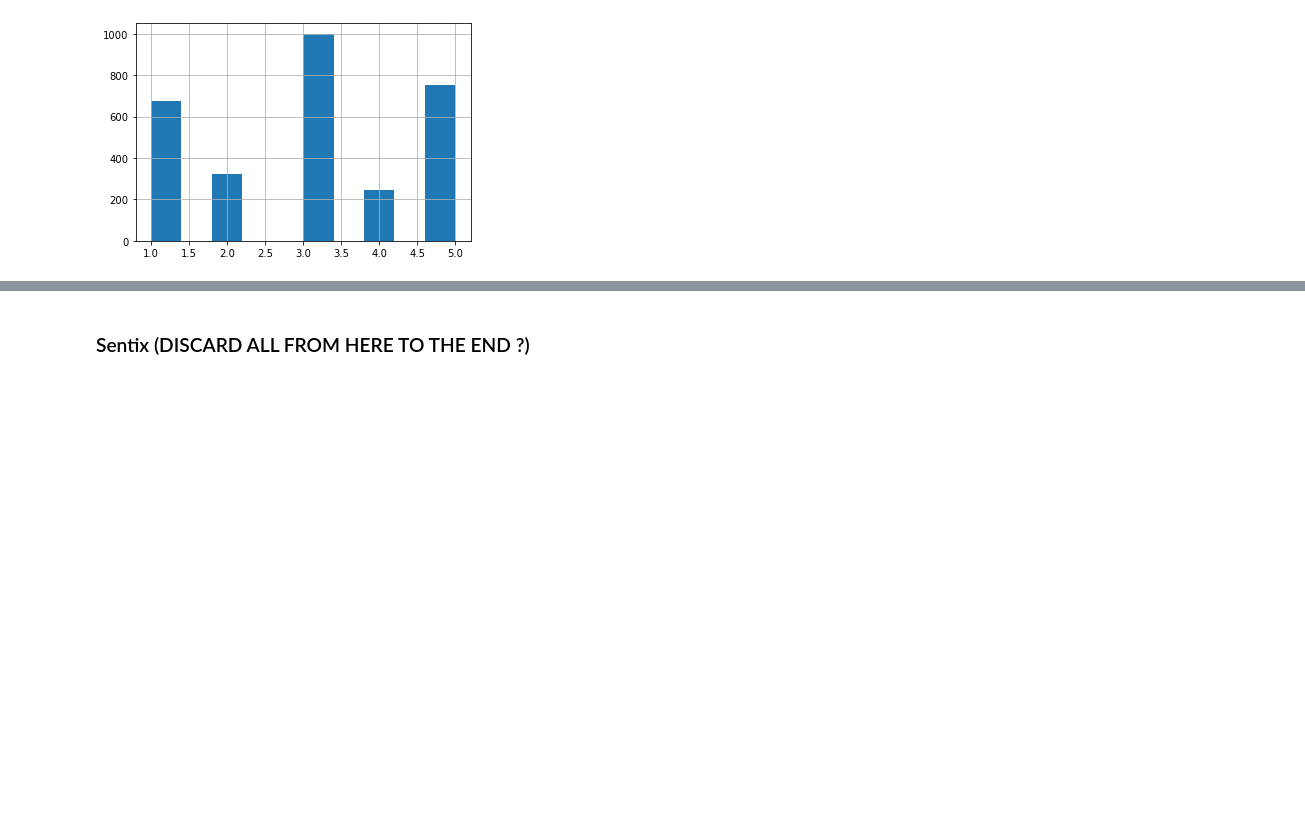
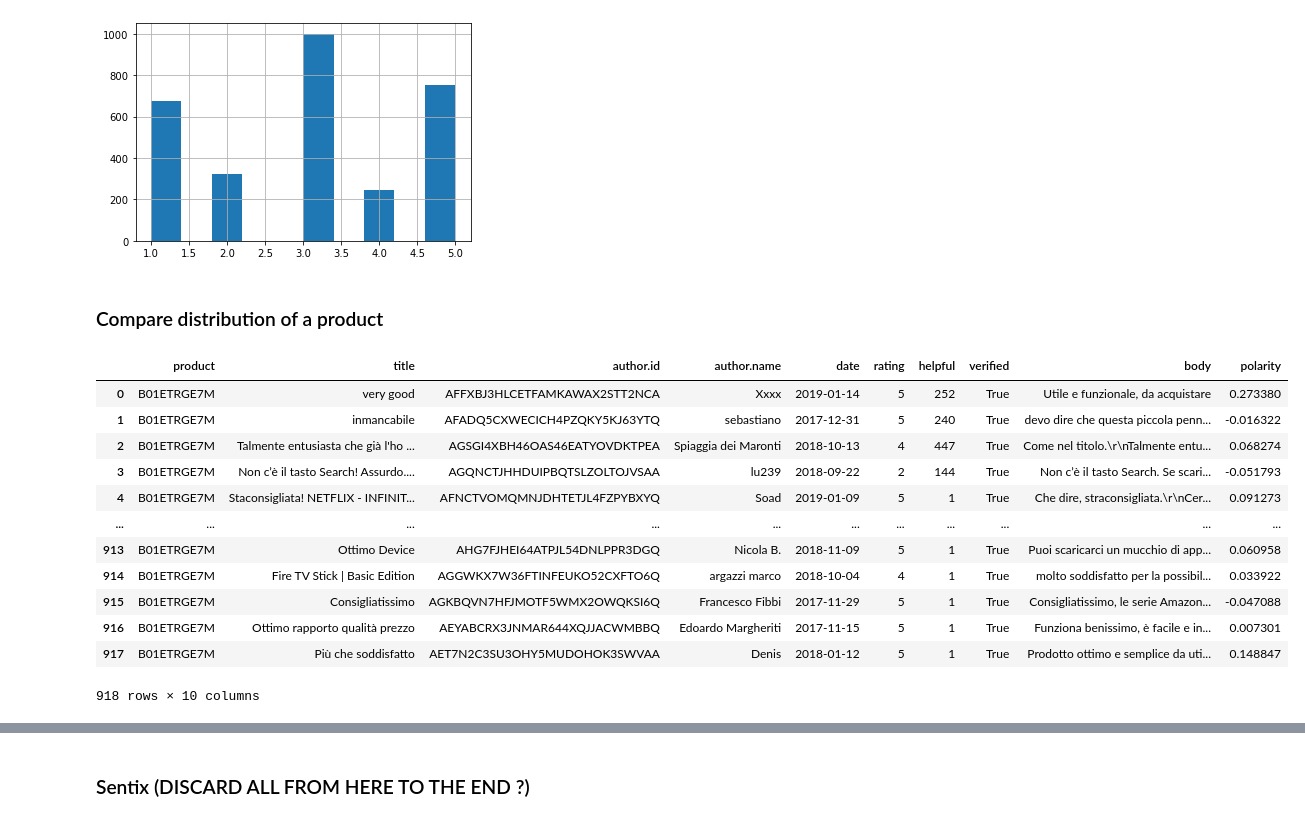
Before and after one commit to rpo19/DataAnalyticsProject, a Jupyter notebook: src/Recensioni.ipynb, the cells around one changed output, grey strips where cells are left out. Cells and saved outputs as stored; diff of their text form; code cells hidden in the pictures; blank space fills up the shorter version.

```diff
--- a/src/Recensioni.ipynb
+++ b/src/Recensioni.ipynb
@@ -135,3 +135,5 @@ dataReviews_pol['rating'].hist()
 # %% [output]
 <matplotlib.axes._subplots.AxesSubplot at 0x...>
 [figure]
+# %% [markdown]
+### Compare distribution of a product
@@ -137,0 +156,16 @@ dataReviews_pol['rating'].hist()
+# %%
+dataReviews_product_pol
+# %% [output]
+|  | product | title | author.id | author.name | date | rating | helpful | verified | body | polarity |
+| 0 | B01ETRGE7M | very good | AFFXBJ3HLCETFAMKAWAX2STT2NCA | Xxxx | 2019-01-14 | 5 | 252 | True | Utile e funzionale, da acquistare | 0.273380 |
+| 1 | B01ETRGE7M | inmancabile | AFADQ5CXWECICH4PZQKY5KJ63YTQ | sebastiano | 2017-12-31 | 5 | 240 | True | devo dire che questa piccola penn... | -0.016322 |
+| 2 | B01ETRGE7M | Talmente entusiasta che già l'ho ... | AGSGI4XBH46OAS46EATYOVDKTPEA | Spiaggia dei Maronti | 2018-10-13 | 4 | 447 | True | Come nel titolo.\r\nTalmente entu... | 0.068274 |
+| 3 | B01ETRGE7M | Non c’è il tasto Search! Assurdo.... | AGQNCTJHHDUIPBQTSLZOLTOJVSAA | lu239 | 2018-09-22 | 2 | 144 | True | Non c’è il tasto Search. Se scari... | -0.051793 |
+| 4 | B01ETRGE7M | Staconsigliata! NETFLIX - INFINIT... | AFNCTVOMQMNJDHTETJL4FZPYBXYQ | Soad | 2019-01-09 | 5 | 1 | True | Che dire, straconsigliata.\r\nCer... | 0.091273 |
+| ... | ... | ... | ... | ... | ... | ... | ... | ... | ... | ... |
+| 913 | B01ETRGE7M | Ottimo Device | AHG7FJHEI64ATPJL54DNLPPR3DGQ | Nicola B. | 2018-11-09 | 5 | 1 | True | Puoi scaricarci un mucchio di app... | 0.060958 |
+| 914 | B01ETRGE7M | Fire TV Stick | Basic Edition | AGGWKX7W36FTINFEUKO52CXFTO6Q | argazzi marco | 2018-10-04 | 4 | 1 | True | molto soddisfatto per la possibil... | 0.033922 |
+| 915 | B01ETRGE7M | Consigliatissimo | AGKBQVN7HFJMOTF5WMX2OWQKSI6Q | Francesco Fibbi | 2017-11-29 | 5 | 1 | True | Consigliatissimo, le serie Amazon... | -0.047088 |
+| 916 | B01ETRGE7M | Ottimo rapporto qualità prezzo | AEYABCRX3JNMAR644XQJJACWMBBQ | Edoardo Margheriti | 2017-11-15 | 5 | 1 | True | Funziona benissimo, è facile e in... | 0.007301 |
+| 917 | B01ETRGE7M | Più che soddisfatto | AET7N2C3SU3OHY5MUDOHOK3SWVAA | Denis | 2018-01-12 | 5 | 1 | True | Prodotto ottimo e semplice da uti... | 0.148847 |
+918 rows × 10 columns
```
Also changed, not shown: parts of 6 cells of this notebook, 1 other file.
